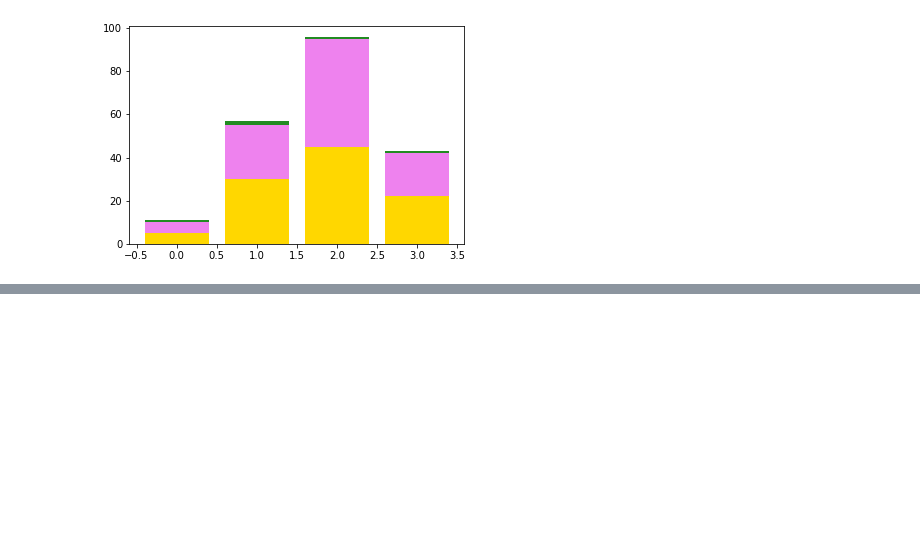
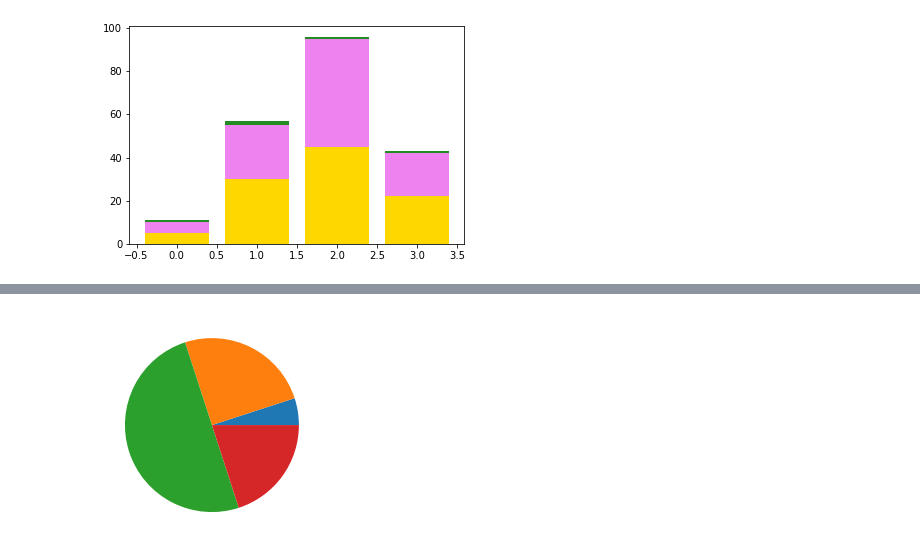
Before and after one commit to StatPage/Visualization, a Jupyter notebook: 기본 내용.ipynb, the cells around one changed output, grey strips where cells are left out. Saved outputs shown, nothing was run; the diff lists cells and outputs as text; code cells hidden in the pictures; blank space fills up the shorter version.

```diff
--- a/기본 내용.ipynb
+++ b/기본 내용.ipynb
@@ -108,0 +114,9 @@ plt.show()
+# %%
+import matplotlib.pyplot as plt
+
+data = [5, 25, 50, 20]
+
+plt.pie(data)
+plt.show()
+# %% [output]
+[figure, added]
```
Also changed, not shown: parts of 7 cells of this notebook.
